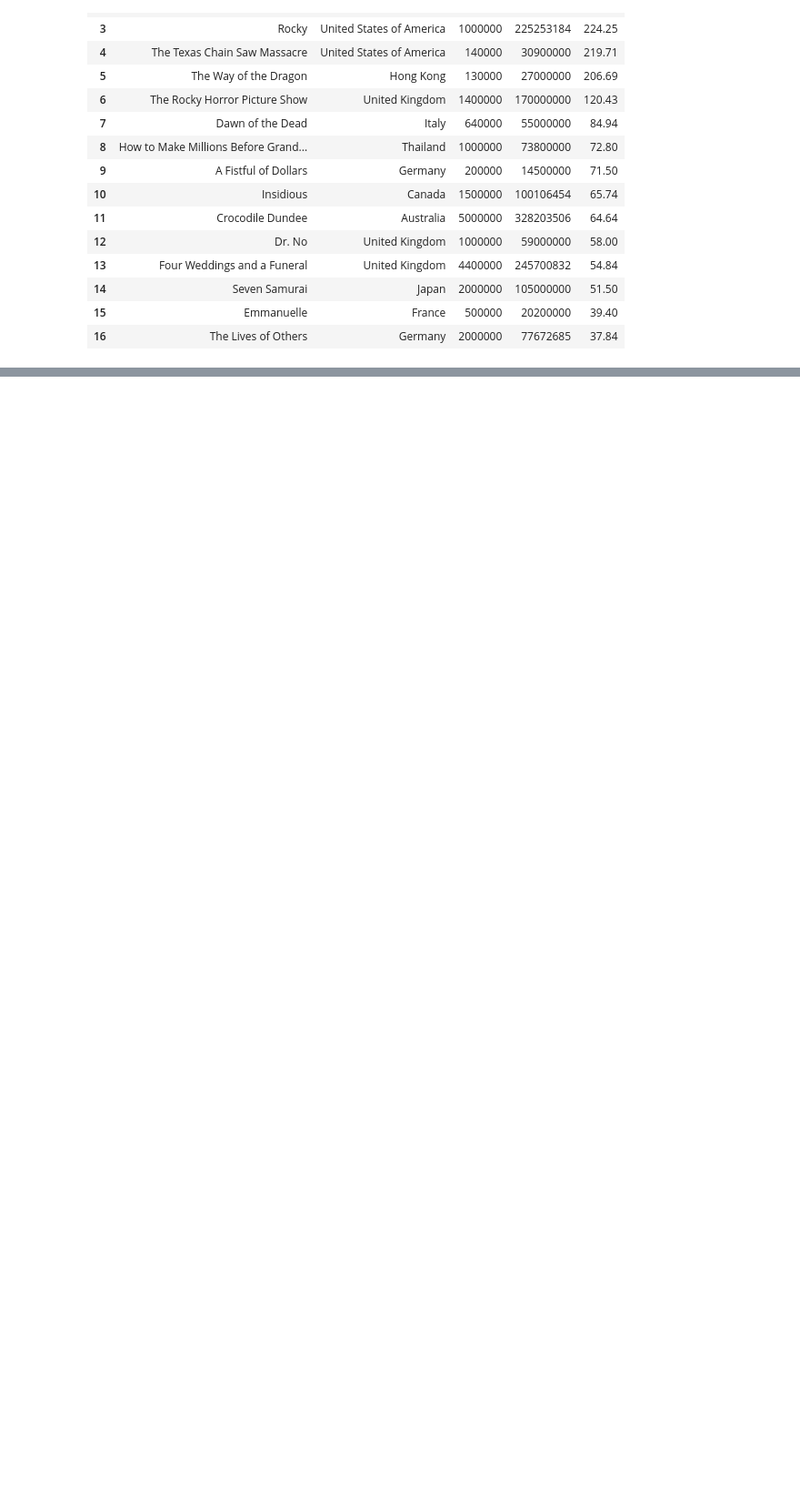
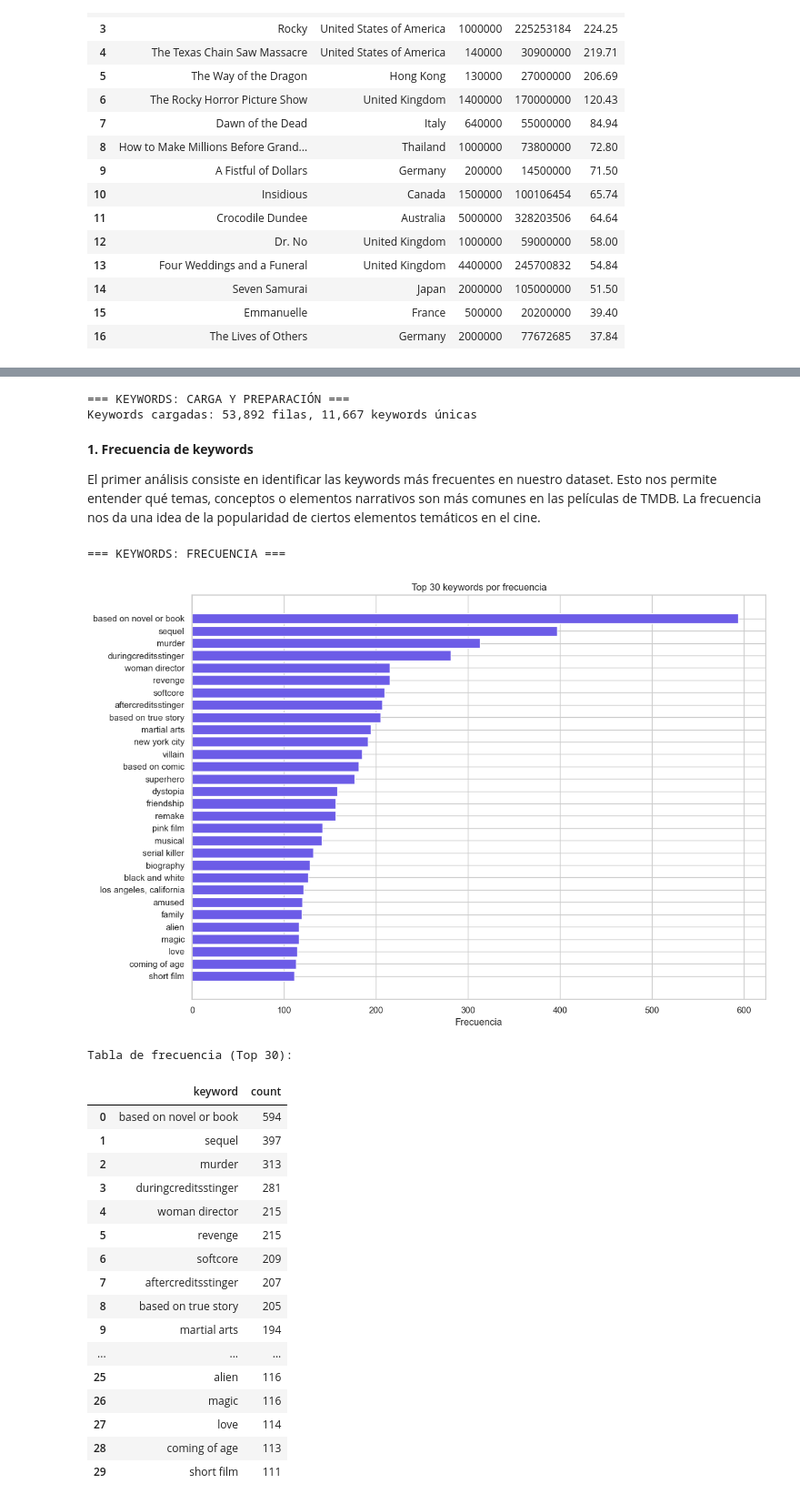
Before and after one commit to david-wis/filmining-scraper, a Jupyter notebook: notebooks/tp2.ipynb, the cells around one changed output, grey strips where cells are left out. Shown at 91% size. Saved outputs shown, nothing was run; the diff lists cells and outputs as text; code cells hidden in the pictures; blank space fills up the shorter version.

Commit message:
Analysis of keywords

```diff
--- a/notebooks/tp2.ipynb
+++ b/notebooks/tp2.ipynb
@@ -977,0 +985,75 @@ display(top_by_country[cols_show])
+# %%
+# --- Carga de keywords desde la BD y preparación de ROI ---
+print("=== KEYWORDS: CARGA Y PREPARACIÓN ===")
+
+# Cargar keywords: una fila por (movie_id, keyword)
+query_keywords = """
+SELECT k.movie_id, k.name AS keyword
+FROM keywords k
+WHERE k.name IS NOT NULL AND k.name <> ''
+"""
+
+df_keywords = pd.read_sql(query_keywords, engine)
+print(f"Keywords cargadas: {df_keywords.shape[0]:,} filas, {df_keywords['keyword'].nunique():,} keywords únicas")
+
+# Preparar ROI por película
+movies_roi = df_movies.copy()
+movies_roi["roi"] = np.where(
+    (movies_roi["budget"] > 100_000) & (movies_roi["revenue"].notna()),
+    (movies_roi["revenue"] - movies_roi["budget"]) / movies_roi["budget"],
+    np.nan
+)
+
+# Para análisis binario de rentabilidad
+movies_roi["is_profitable"] = np.where(movies_roi["roi"] > 0, 1, 0)
+# %% [output]
+=== KEYWORDS: CARGA Y PREPARACIÓN ===
+Keywords cargadas: 53,892 filas, 11,667 keywords únicas
+# %% [markdown]
+**1. Frecuencia de keywords**
+
+El primer análisis consiste en identificar las keywords más frecuentes en nuestro dataset. Esto nos permite entender qué temas, conceptos o elementos narrativos son más comunes en las películas de TMDB. La frecuencia nos da una idea de la popularidad de ciertos elementos temáticos en el cine.
+# %%
+# 1) Frecuencia de keywords (Top N) y distribución
+print("=== KEYWORDS: FRECUENCIA ===")
+
+# Top 30 keywords por frecuencia
+kw_freq = (df_keywords
+           .groupby('keyword', as_index=False)
+           .size()
+           .sort_values('size', ascending=False)
+           .rename(columns={'size': 'count'}))
+
+TopN = 30
+kw_top = kw_freq.head(TopN)
+
+plt.figure(figsize=(12, 8))
+plt.barh(kw_top['keyword'][::-1], kw_top['count'][::-1], color="#6c5ce7")
+plt.xlabel('Frecuencia')
+plt.title(f'Top {TopN} keywords por frecuencia')
+plt.tight_layout()
+plt.show()
+
+print("Tabla de frecuencia (Top 30):")
+kw_top.reset_index(drop=True)
+# %% [output]
+=== KEYWORDS: FRECUENCIA ===
+[figure, added]
+Tabla de frecuencia (Top 30):
+|  | keyword | count |
+| 0 | based on novel or book | 594 |
+| 1 | sequel | 397 |
+| 2 | murder | 313 |
+| 3 | duringcreditsstinger | 281 |
+| 4 | woman director | 215 |
+| 5 | revenge | 215 |
+| 6 | softcore | 209 |
+| 7 | aftercreditsstinger | 207 |
+| 8 | based on true story | 205 |
+| 9 | martial arts | 194 |
+| ... | ... | ... |
+| 25 | alien | 116 |
+| 26 | magic | 116 |
+| 27 | love | 114 |
+| 28 | coming of age | 113 |
+| 29 | short film | 111 |
```
Also changed, not shown: parts of 6 cells of this notebook.
